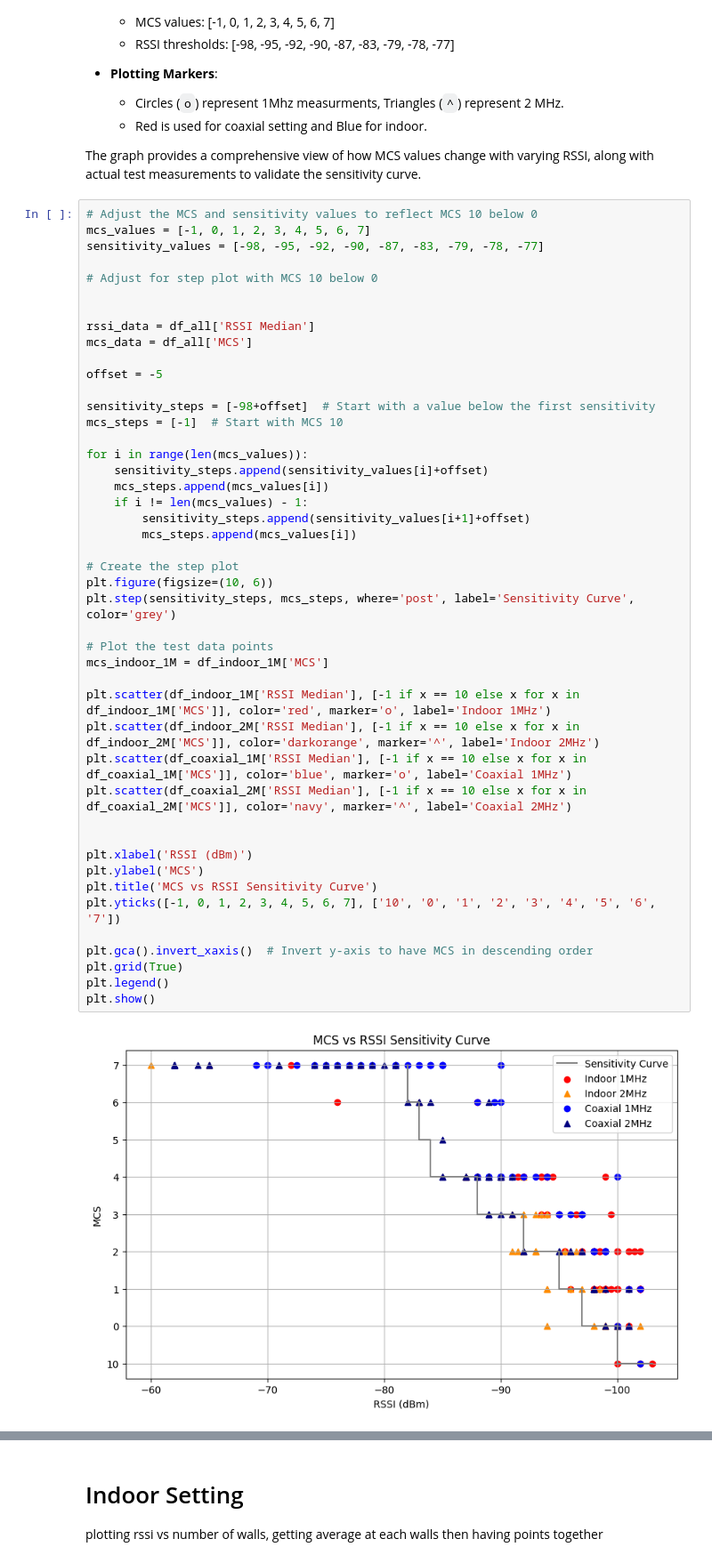
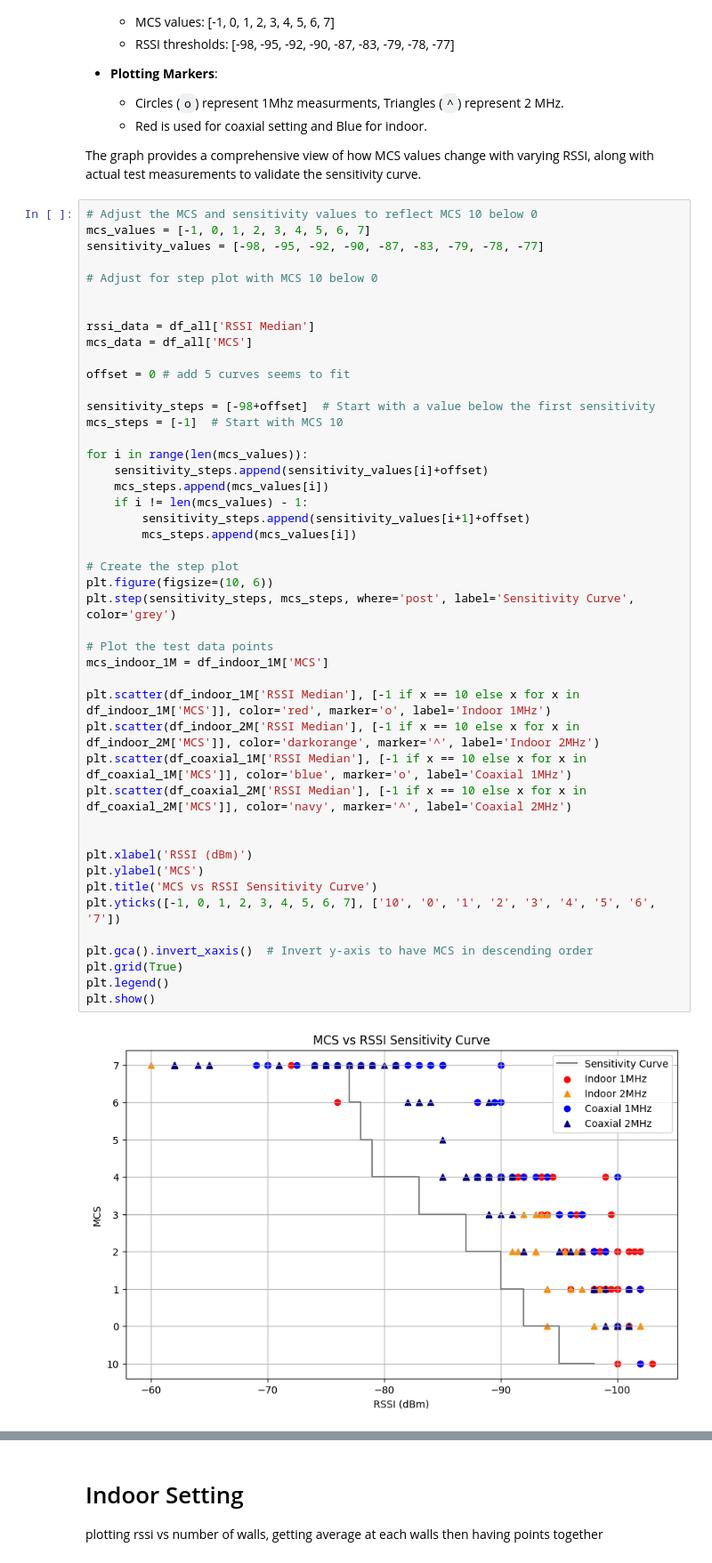
Before and after one commit to A-Raffoul/WiFi_HaLow, a Jupyter notebook: graph.ipynb, the cells around one changed output, grey strips where cells are left out. Shown at 89% size. Saved outputs shown, nothing was run; the diff lists cells and outputs as text.

```diff
--- a/graph.ipynb
+++ b/graph.ipynb
@@ -381,7 +383,7 @@ sensitivity_values = [-98, -95, -92, -90, -87, -83, -79, -78, -77]
 rssi_data = df_all['RSSI Median']
 mcs_data = df_all['MCS']
 
-offset = -5
+offset = 0 # add 5 curves seems to fit
 
 sensitivity_steps = [-98+offset]  # Start with a value below the first sensitivity
 mcs_steps = [-1]  # Start with MCS 10
@@ -389,31 +391,31 @@ mcs_steps = [-1]  # Start with MCS 10
 for i in range(len(mcs_values)):
     sensitivity_steps.append(sensitivity_values[i]+offset)
     mcs_steps.append(mcs_values[i])
     if i != len(mcs_values) - 1:
         sensitivity_steps.append(sensitivity_values[i+1]+offset)
         mcs_steps.append(mcs_values[i])
 
 # Create the step plot
 plt.figure(figsize=(10, 6))
 plt.step(sensitivity_steps, mcs_steps, where='post', label='Sensitivity Curve', color='grey')
 
 # Plot the test data points
 mcs_indoor_1M = df_indoor_1M['MCS']
 
 plt.scatter(df_indoor_1M['RSSI Median'], [-1 if x == 10 else x for x in df_indoor_1M['MCS']], color='red', marker='o', label='Indoor 1MHz')
 plt.scatter(df_indoor_2M['RSSI Median'], [-1 if x == 10 else x for x in df_indoor_2M['MCS']], color='darkorange', marker='^', label='Indoor 2MHz')
 plt.scatter(df_coaxial_1M['RSSI Median'], [-1 if x == 10 else x for x in df_coaxial_1M['MCS']], color='blue', marker='o', label='Coaxial 1MHz')
 plt.scatter(df_coaxial_2M['RSSI Median'], [-1 if x == 10 else x for x in df_coaxial_2M['MCS']], color='navy', marker='^', label='Coaxial 2MHz')
 
 
 plt.xlabel('RSSI (dBm)')
 plt.ylabel('MCS')
 plt.title('MCS vs RSSI Sensitivity Curve')
 plt.yticks([-1, 0, 1, 2, 3, 4, 5, 6, 7], ['10', '0', '1', '2', '3', '4', '5', '6', '7'])
 
 plt.gca().invert_xaxis()  # Invert y-axis to have MCS in descending order
 plt.grid(True)
 plt.legend()
 plt.show()
 # %% [output]
-[figure, old version]
+[figure, new version]
```
Also changed, not shown: parts of 7 cells of this notebook.
